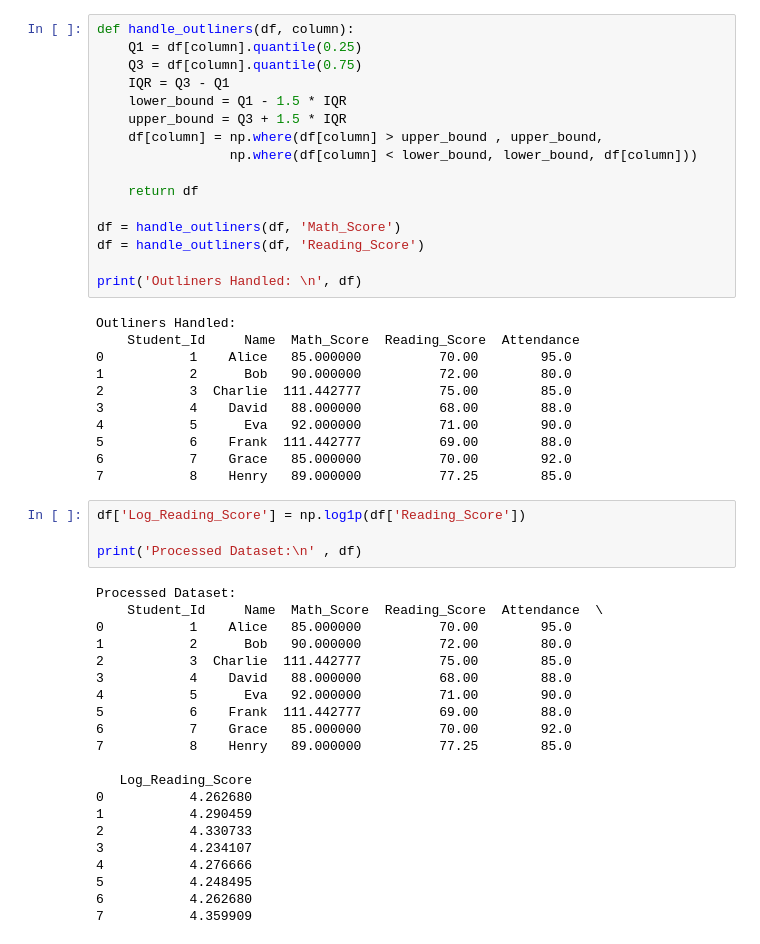
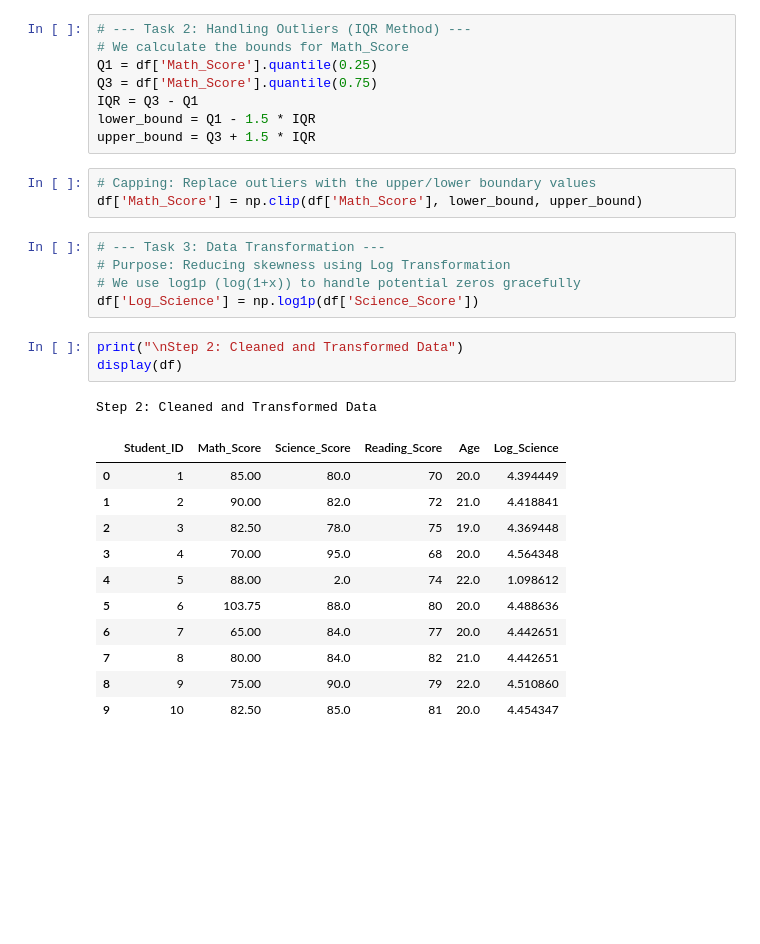
Before and after one commit to vishal0838/DSBDA-Praticals-, a Jupyter notebook: Pratical2/pratical.ipynb, the cells around one changed output. Cells and saved outputs as stored; diff of their text form; blank space fills up the shorter version.

```diff
--- a/Pratical2/pratical.ipynb
+++ b/Pratical2/pratical.ipynb
@@ -59,52 +58,32 @@ print(df)
 # %%
-def handle_outliners(df, column):
-    Q1 = df[column].quantile(0.25)
-    Q3 = df[column].quantile(0.75)
-    IQR = Q3 - Q1
-    lower_bound = Q1 - 1.5 * IQR
-    upper_bound = Q3 + 1.5 * IQR
-    df[column] = np.where(df[column] > upper_bound , upper_bound,
-                 np.where(df[column] < lower_bound, lower_bound, df[column]))
-
-    return df
-
-df = handle_outliners(df, 'Math_Score')
-df = handle_outliners(df, 'Reading_Score')
-
-print('Outliners Handled: \n', df)
+# --- Task 2: Handling Outliers (IQR Method) ---
+# We calculate the bounds for Math_Score
+Q1 = df['Math_Score'].quantile(0.25)
+Q3 = df['Math_Score'].quantile(0.75)
+IQR = Q3 - Q1
+lower_bound = Q1 - 1.5 * IQR
+upper_bound = Q3 + 1.5 * IQR
-# %% [output]
-Outliners Handled:
-    Student_Id     Name  Math_Score  Reading_Score  Attendance
-0           1    Alice   85.000000          70.00        95.0
-1           2      Bob   90.000000          72.00        80.0
-2           3  Charlie  111.442777          75.00        85.0
-3           4    David   88.000000          68.00        88.0
-4           5      Eva   92.000000          71.00        90.0
-5           6    Frank  111.442777          69.00        88.0
-6           7    Grace   85.000000          70.00        92.0
-7           8    Henry   89.000000          77.25        85.0
 # %%
-df['Log_Reading_Score'] = np.log1p(df['Reading_Score'])
-
-print('Processed Dataset:\n' , df)
+# Capping: Replace outliers with the upper/lower boundary values
+df['Math_Score'] = np.clip(df['Math_Score'], lower_bound, upper_bound)
-# %% [output]
-Processed Dataset:
-    Student_Id     Name  Math_Score  Reading_Score  Attendance  \
-0           1    Alice   85.000000          70.00        95.0
-1           2      Bob   90.000000          72.00        80.0
-2           3  Charlie  111.442777          75.00        85.0
-3           4    David   88.000000          68.00        88.0
-4           5      Eva   92.000000          71.00        90.0
-5           6    Frank  111.442777          69.00        88.0
-6           7    Grace   85.000000          70.00        92.0
-7           8    Henry   89.000000          77.25        85.0
-
-   Log_Reading_Score
-0           4.262680
-1           4.290459
-2           4.330733
-3           4.234107
-4           4.276666
-5           4.248495
-6           4.262680
-7           4.359909
+# %%
+# --- Task 3: Data Transformation ---
+# Purpose: Reducing skewness using Log Transformation
+# We use log1p (log(1+x)) to handle potential zeros gracefully
+df['Log_Science'] = np.log1p(df['Science_Score'])
+# %%
+print("\nStep 2: Cleaned and Transformed Data")
+display(df)
+# %% [output]
+Step 2: Cleaned and Transformed Data
+|  | Student_ID | Math_Score | Science_Score | Reading_Score | Age | Log_Science |
+| 0 | 1 | 85.00 | 80.0 | 70 | 20.0 | 4.394449 |
+| 1 | 2 | 90.00 | 82.0 | 72 | 21.0 | 4.418841 |
+| 2 | 3 | 82.50 | 78.0 | 75 | 19.0 | 4.369448 |
+| 3 | 4 | 70.00 | 95.0 | 68 | 20.0 | 4.564348 |
+| 4 | 5 | 88.00 | 2.0 | 74 | 22.0 | 1.098612 |
+| 5 | 6 | 103.75 | 88.0 | 80 | 20.0 | 4.488636 |
+| 6 | 7 | 65.00 | 84.0 | 77 | 20.0 | 4.442651 |
+| 7 | 8 | 80.00 | 84.0 | 82 | 21.0 | 4.442651 |
+| 8 | 9 | 75.00 | 90.0 | 79 | 22.0 | 4.510860 |
+| 9 | 10 | 82.50 | 85.0 | 81 | 20.0 | 4.454347 |
```
Also changed, not shown: parts of 9 cells of this notebook, 15 other files.
